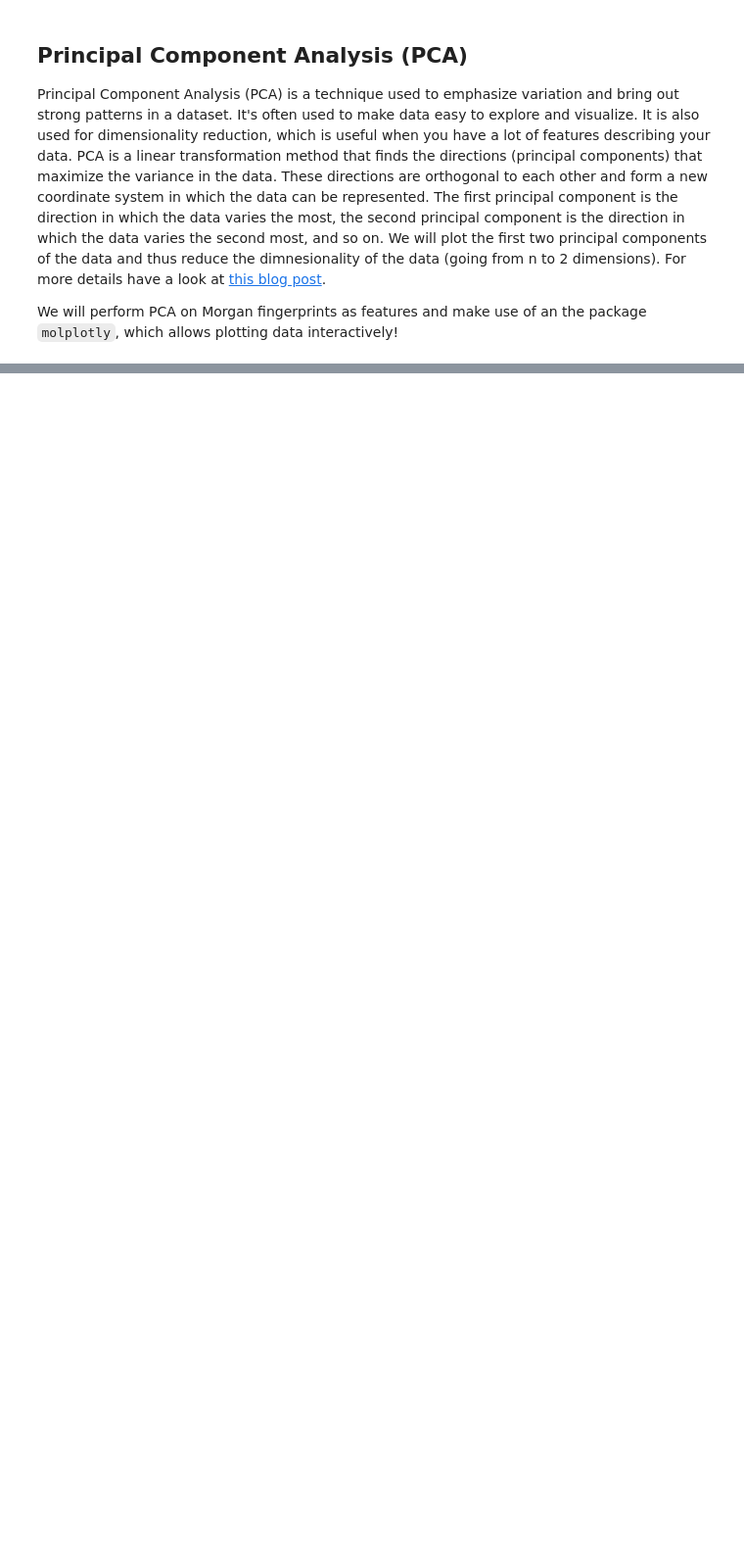
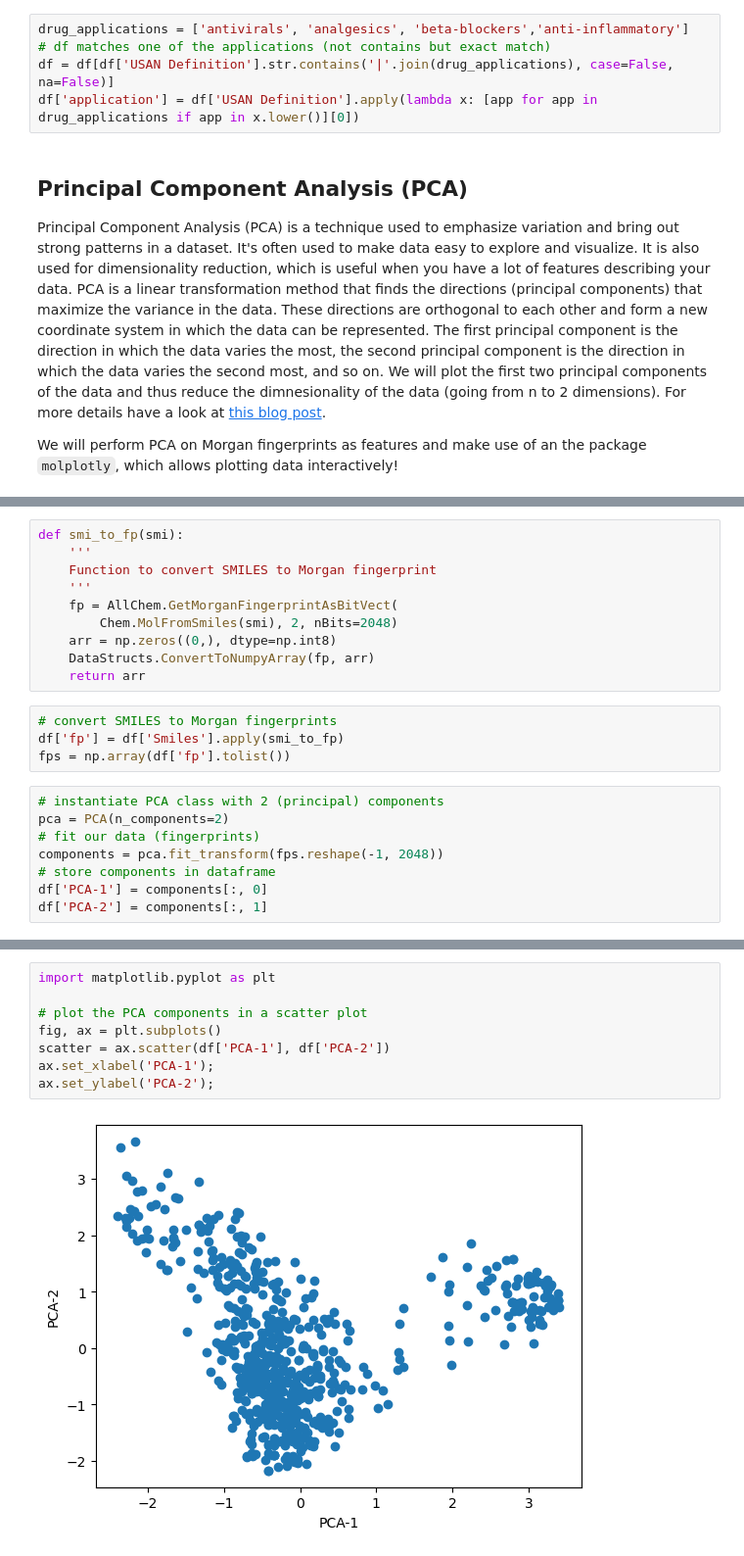
Before and after one commit to yerlikayaperi/practical-programming-in-chemistry-exercises, a Jupyter notebook: week_10/10_solutions.ipynb, the cells around one changed output, grey strips where cells are left out. Shown at 98% size. Cells and saved outputs as stored; diff of their text form; blank space fills up the shorter version.

```diff
--- a/week_10/10_solutions.ipynb
+++ b/week_10/10_solutions.ipynb
@@ -4,3 +54,8 @@ This week we will look at a few ways to visualize and analyze chemical data. We
+# %%
+drug_applications = ['antivirals', 'analgesics', 'beta-blockers','anti-inflammatory']
+# df matches one of the applications (not contains but exact match)
+df = df[df['USAN Definition'].str.contains('|'.join(drug_applications), case=False, na=False)]
+df['application'] = df['USAN Definition'].apply(lambda x: [app for app in drug_applications if app in x.lower()][0])
 # %% [markdown]
 ## Principal Component Analysis (PCA)
 Principal Component Analysis (PCA) is a technique used to emphasize variation and bring out strong patterns in a dataset. It's often used to make data easy to explore and visualize. It is also used for dimensionality reduction, which is useful when you have a lot of features describing your data. PCA is a linear transformation method that finds the directions (principal components) that maximize the variance in the data. These directions are orthogonal to each other and form a new coordinate system in which the data can be represented. The first principal component is the direction in which the data varies the most, the second principal component is the direction in which the data varies the second most, and so on. We will plot the first two principal components of the data and thus reduce the dimnesionality of the data (going from n to 2 dimensions). For more details have a look at [this blog post](https://towardsdatascience.com/principal-component-analysis-pca-explained-visually-with-zero-math-1cbf392b9e7d).
@@ -33,0 +93,22 @@ df['PCA-2'] = components[:, 1]
+# %%
+def smi_to_fp(smi):
+    '''
+    Function to convert SMILES to Morgan fingerprint
+    '''
+    fp = AllChem.GetMorganFingerprintAsBitVect(
+        Chem.MolFromSmiles(smi), 2, nBits=2048)
+    arr = np.zeros((0,), dtype=np.int8)
+    DataStructs.ConvertToNumpyArray(fp, arr)
+    return arr
+# %%
+# convert SMILES to Morgan fingerprints
+df['fp'] = df['Smiles'].apply(smi_to_fp)
+fps = np.array(df['fp'].tolist())
+# %%
+# instantiate PCA class with 2 (principal) components
+pca = PCA(n_components=2)
+# fit our data (fingerprints)
+components = pca.fit_transform(fps.reshape(-1, 2048))
+# store components in dataframe
+df['PCA-1'] = components[:, 0]
+df['PCA-2'] = components[:, 1]
@@ -33,0 +118,10 @@ df['PCA-2'] = components[:, 1]
+# %%
+import matplotlib.pyplot as plt
+
+# plot the PCA components in a scatter plot
+fig, ax = plt.subplots()
+scatter = ax.scatter(df['PCA-1'], df['PCA-2'])
+ax.set_xlabel('PCA-1');
+ax.set_ylabel('PCA-2');
+# %% [output]
+[figure, added]
```
Also changed, not shown: parts of 59 cells of this notebook.
